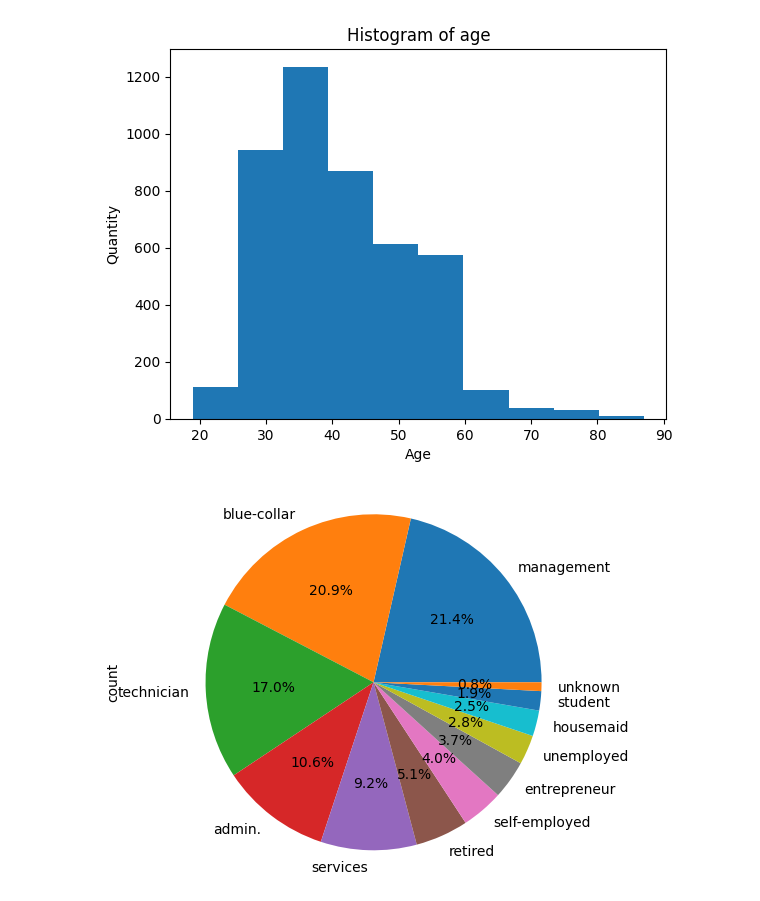
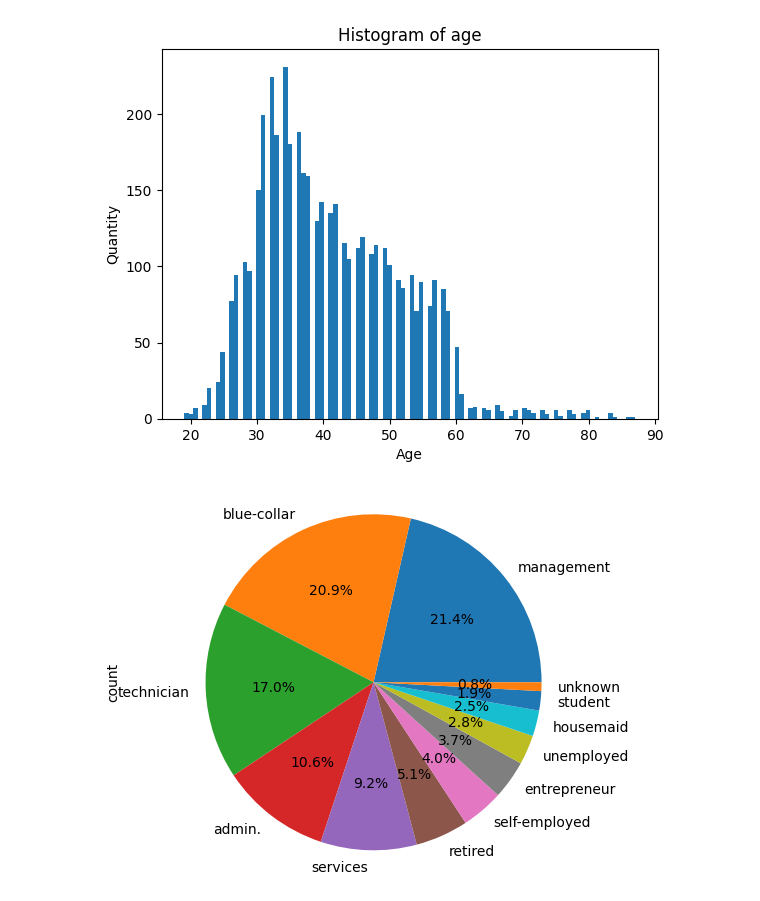
Before and after one commit to aqifcse/BlockstakML, a Jupyter notebook: ml-script.ipynb, the cells around one changed output. Drawn from its saved outputs; the diff is of its cells as text; code cells hidden in the pictures.

```diff
--- a/ml-script.ipynb
+++ b/ml-script.ipynb
@@ -1,7 +1,7 @@
 # %%
 import pandas as pd
 # %%
-df = pd.read_excel('dataset.xlsx')
+df = pd.read_excel('bank_data.xlsx')
 # %%
 df.head()
 # %% [output]
@@ -15,13 +15,13 @@ df.head()
 import matplotlib.pyplot as plt
 # %%
 age = df['age']
-plt.hist(age, bins=1)  # Adjust the number of bins as needed
+plt.hist(age, bins=100)  # Adjust the number of bins as needed
 plt.xlabel('Age')
 plt.ylabel('Quantity')
 plt.title('Histogram of age')
 plt.show()
 # %% [output]
-[figure, old version]
+[figure, new version]
 # %%
 df['job'].value_counts().plot(kind='pie', autopct='%1.1f%%')
 plt.axis('equal')  # Equal aspect ratio ensures the pie chart is circular.
```
Also changed, not shown: parts of 18 cells of this notebook.
